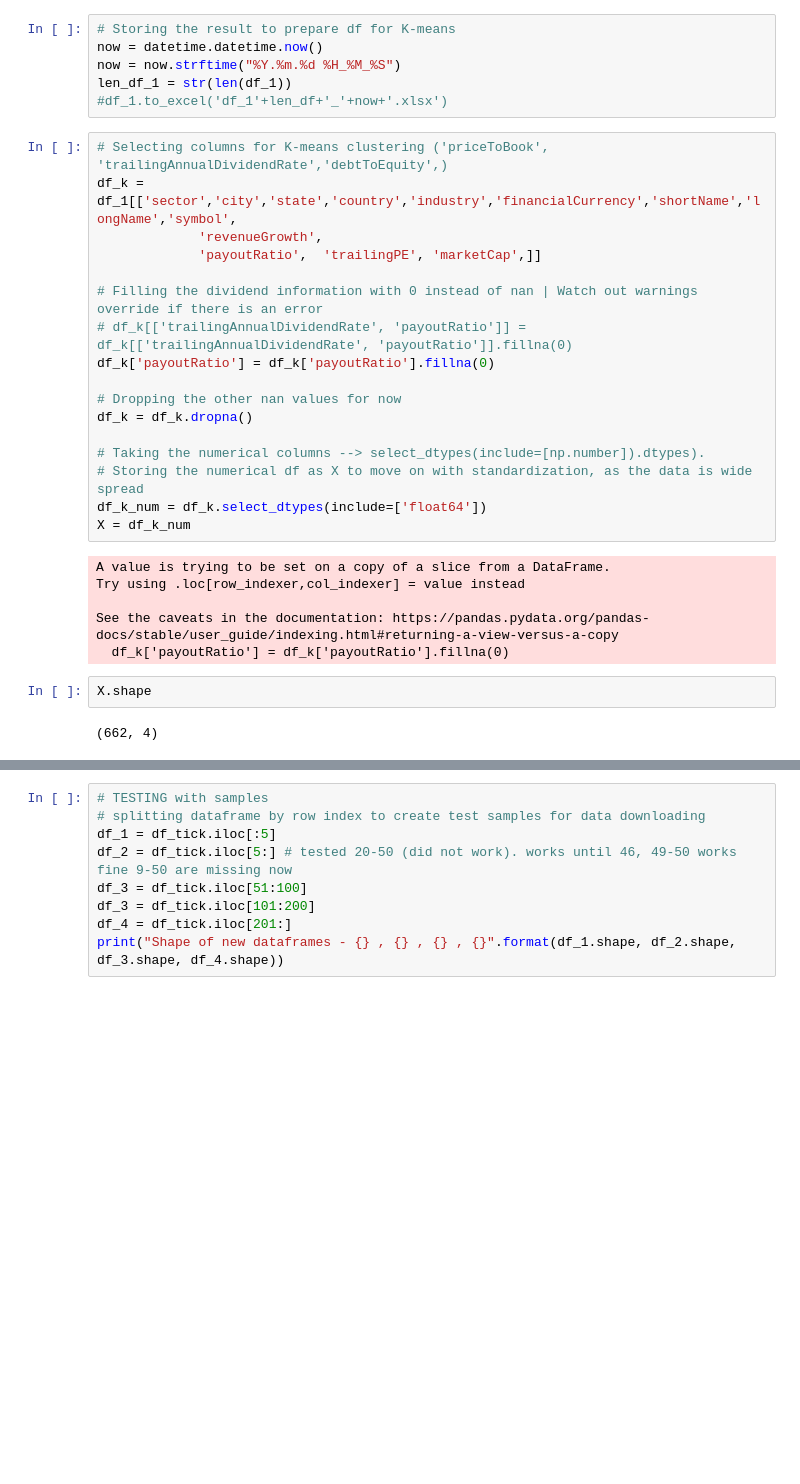
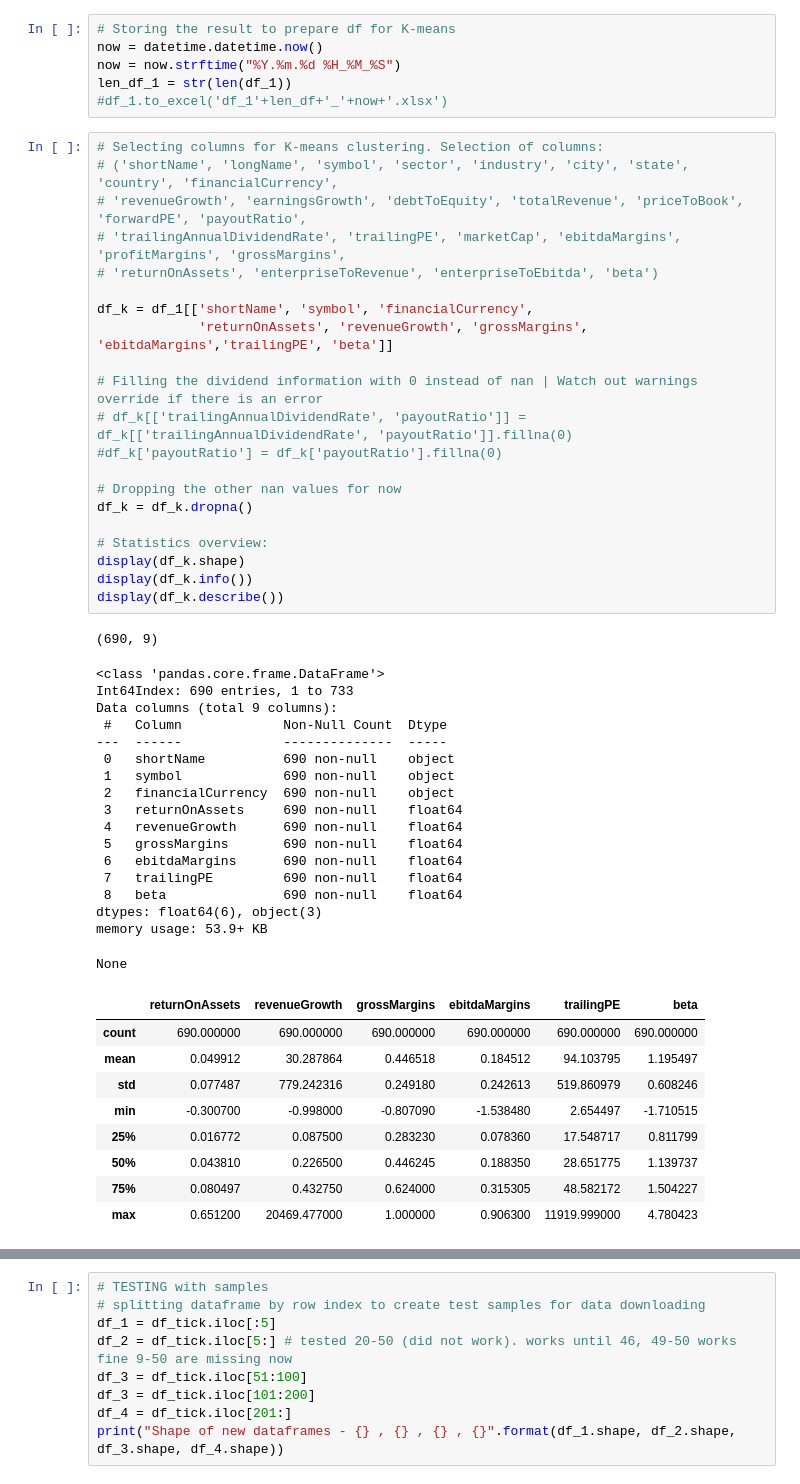
Before and after one commit to DarkSlideRider/IronHack_Final_Project, a Jupyter notebook: yfinance-Copy1.ipynb, the cells around one changed output, grey strips where cells are left out. Drawn from its saved outputs; the diff is of its cells as text; blank space fills up the shorter version.

```diff
--- a/yfinance-Copy1.ipynb
+++ b/yfinance-Copy1.ipynb
@@ -72,29 +79,51 @@ now = now.strftime("%Y.%m.%d %H_%M_%S")
 len_df_1 = str(len(df_1))
 #df_1.to_excel('df_1'+len_df+'_'+now+'.xlsx')
 # %%
-# Selecting columns for K-means clustering ('priceToBook', 'trailingAnnualDividendRate','debtToEquity',)
-df_k = df_1[['sector','city','state','country','industry','financialCurrency','shortName','longName','symbol',
-             'revenueGrowth',
-             'payoutRatio',  'trailingPE', 'marketCap',]]
+# Selecting columns for K-means clustering. Selection of columns:
+# ('shortName', 'longName', 'symbol', 'sector', 'industry', 'city', 'state', 'country', 'financialCurrency',
+# 'revenueGrowth', 'earningsGrowth', 'debtToEquity', 'totalRevenue', 'priceToBook', 'forwardPE', 'payoutRatio',
+# 'trailingAnnualDividendRate', 'trailingPE', 'marketCap', 'ebitdaMargins', 'profitMargins', 'grossMargins',
+# 'returnOnAssets', 'enterpriseToRevenue', 'enterpriseToEbitda', 'beta')
+
+df_k = df_1[['shortName', 'symbol', 'financialCurrency',
+             'returnOnAssets', 'revenueGrowth', 'grossMargins', 'ebitdaMargins','trailingPE', 'beta']]
 
 # Filling the dividend information with 0 instead of nan | Watch out warnings override if there is an error
 # df_k[['trailingAnnualDividendRate', 'payoutRatio']] = df_k[['trailingAnnualDividendRate', 'payoutRatio']].fillna(0)
-df_k['payoutRatio'] = df_k['payoutRatio'].fillna(0)
+#df_k['payoutRatio'] = df_k['payoutRatio'].fillna(0)
 
 # Dropping the other nan values for now
 df_k = df_k.dropna()
 
-# Taking the numerical columns --> select_dtypes(include=[np.number]).dtypes).
-# Storing the numerical df as X to move on with standardization, as the data is wide spread
-df_k_num = df_k.select_dtypes(include=['float64'])
-X = df_k_num
+# Statistics overview:
+display(df_k.shape)
+display(df_k.info())
+display(df_k.describe())
 # %% [output]
-A value is trying to be set on a copy of a slice from a DataFrame.
-Try using .loc[row_indexer,col_indexer] = value instead
-
-See the caveats in the documentation: https://pandas.pydata.org/pandas-docs/stable/user_guide/indexing.html#returning-a-view-versus-a-copy
-  df_k['payoutRatio'] = df_k['payoutRatio'].fillna(0)
+(690, 9)
+<class 'pandas.core.frame.DataFrame'>
+Int64Index: 690 entries, 1 to 733
+Data columns (total 9 columns):
+ #   Column             Non-Null Count  Dtype
+---  ------             --------------  -----
+ 0   shortName          690 non-null    object
+ 1   symbol             690 non-null    object
+ 2   financialCurrency  690 non-null    object
+ 3   returnOnAssets     690 non-null    float64
+ 4   revenueGrowth      690 non-null    float64
+ 5   grossMargins       690 non-null    float64
+ 6   ebitdaMargins      690 non-null    float64
+ 7   trailingPE         690 non-null    float64
+ 8   beta               690 non-null    float64
+dtypes: float64(6), object(3)
+memory usage: 53.9+ KB
+None
+|  | returnOnAssets | revenueGrowth | grossMargins | ebitdaMargins | trailingPE | beta |
+| count | 690.000000 | 690.000000 | 690.000000 | 690.000000 | 690.000000 | 690.000000 |
+| mean | 0.049912 | 30.287864 | 0.446518 | 0.184512 | 94.103795 | 1.195497 |
+| std | 0.077487 | 779.242316 | 0.249180 | 0.242613 | 519.860979 | 0.608246 |
+| min | -0.300700 | -0.998000 | -0.807090 | -1.538480 | 2.654497 | -1.710515 |
+| 25% | 0.016772 | 0.087500 | 0.283230 | 0.078360 | 17.548717 | 0.811799 |
+| 50% | 0.043810 | 0.226500 | 0.446245 | 0.188350 | 28.651775 | 1.139737 |
+| 75% | 0.080497 | 0.432750 | 0.624000 | 0.315305 | 48.582172 | 1.504227 |
+| max | 0.651200 | 20469.477000 | 1.000000 | 0.906300 | 11919.999000 | 4.780423 |
-# %%
-X.shape
-# %% [output]
-(662, 4)
```
Also changed, not shown: parts of 12 cells of this notebook, 1 other file.
